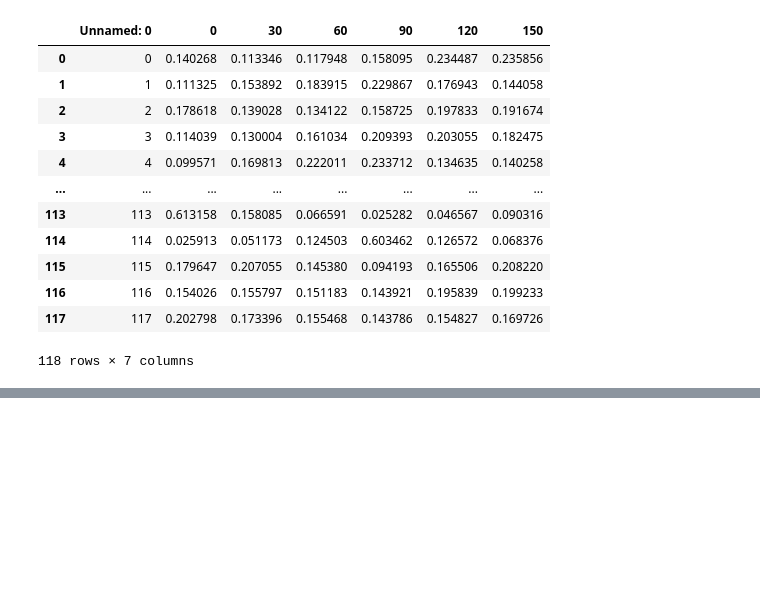
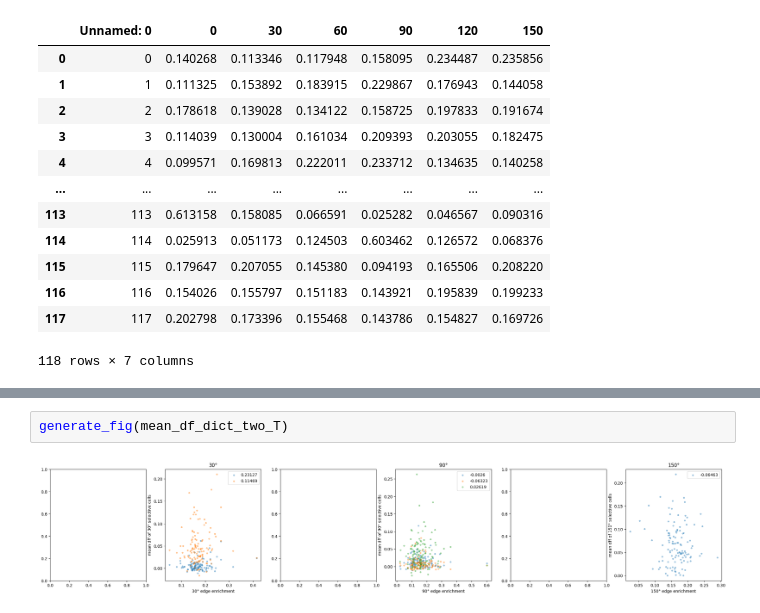
Before and after one commit to nyin01/natural-scene-tuning, a Jupyter notebook: scripts/dff_correlation_analysis.ipynb, the cells around one changed output, grey strips where cells are left out. Drawn from its saved outputs; the diff is of its cells as text; blank space fills up the shorter version.

```diff
--- a/scripts/dff_correlation_analysis.ipynb
+++ b/scripts/dff_correlation_analysis.ipynb
@@ -365,0 +223,4 @@ plt.scatter(edge_score_120, activity_120, marker="o", s=20)
+# %%
+generate_fig(mean_df_dict_two_T)
+# %% [output]
+[figure, added]
```
Also changed, not shown: parts of 35 cells of this notebook.
